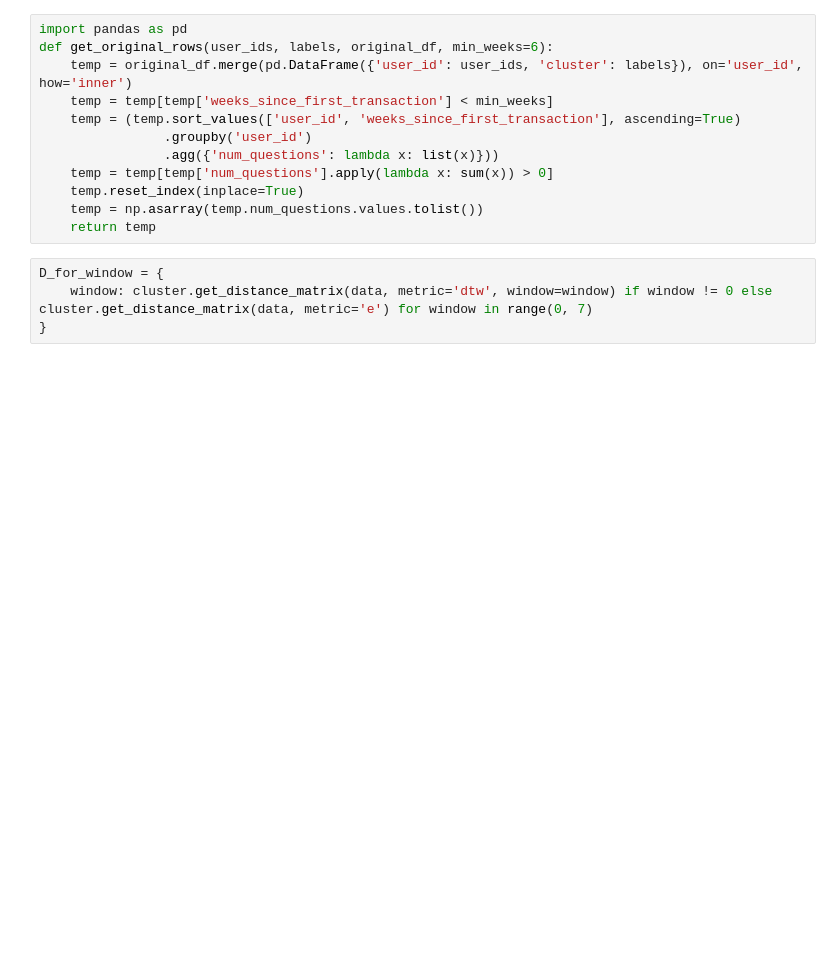
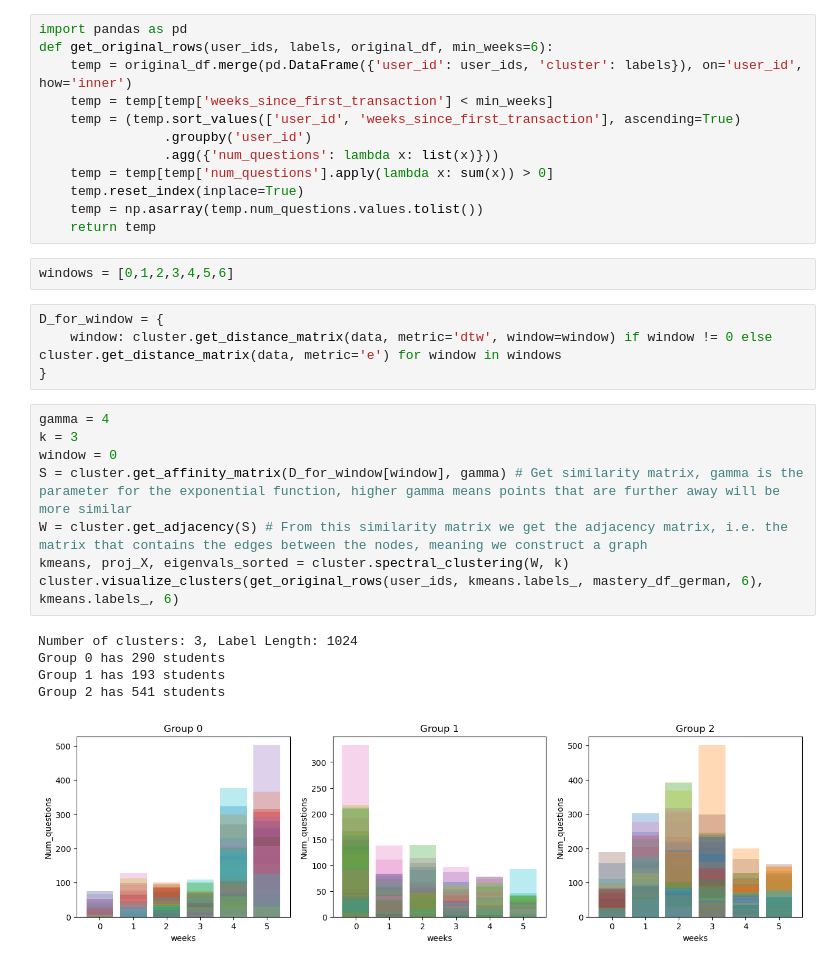
Before and after one commit to ML4BD/final-submission-uclumasa, a Jupyter notebook: lernnavi_clustering_efforts.ipynb, the cells around one changed output. Saved outputs shown, nothing was run; the diff lists cells and outputs as text; blank space fills up the shorter version.

```diff
--- a/lernnavi_clustering_efforts.ipynb
+++ b/lernnavi_clustering_efforts.ipynb
@@ -152,7 +155,23 @@ def get_original_rows(user_ids, labels, original_df, min_weeks=6):
     temp.reset_index(inplace=True)
     temp = np.asarray(temp.num_questions.values.tolist())
     return temp
+# %%
+windows = [0,1,2,3,4,5,6]
 # %%
 D_for_window = {
-    window: cluster.get_distance_matrix(data, metric='dtw', window=window) if window != 0 else cluster.get_distance_matrix(data, metric='e') for window in range(0, 7)
+    window: cluster.get_distance_matrix(data, metric='dtw', window=window) if window != 0 else cluster.get_distance_matrix(data, metric='e') for window in windows
 }
+# %%
+gamma = 4
+k = 3
+window = 0
+S = cluster.get_affinity_matrix(D_for_window[window], gamma) # Get similarity matrix, gamma is the parameter for the exponential function, higher gamma means points that are further away will be more similar
+W = cluster.get_adjacency(S) # From this similarity matrix we get the adjacency matrix, i.e. the matrix that contains the edges between the nodes, meaning we construct a graph
+kmeans, proj_X, eigenvals_sorted = cluster.spectral_clustering(W, k)
+cluster.visualize_clusters(get_original_rows(user_ids, kmeans.labels_, mastery_df_german, 6), kmeans.labels_, 6)
+# %% [output]
+Number of clusters: 3, Label Length: 1024
+Group 0 has 290 students
+Group 1 has 193 students
+Group 2 has 541 students
+[figure, added]
```
Also changed, not shown: parts of 8 cells of this notebook.
